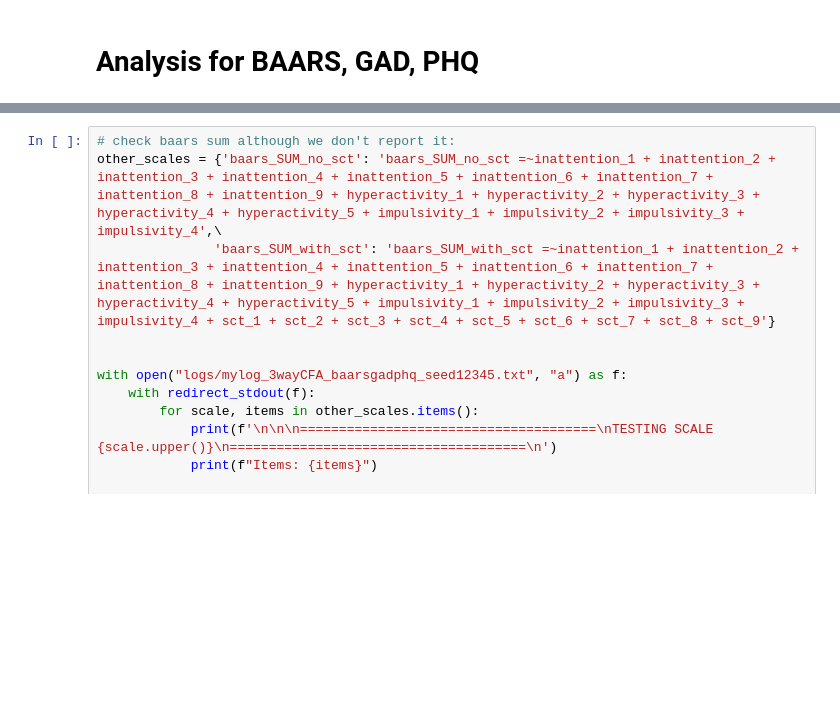
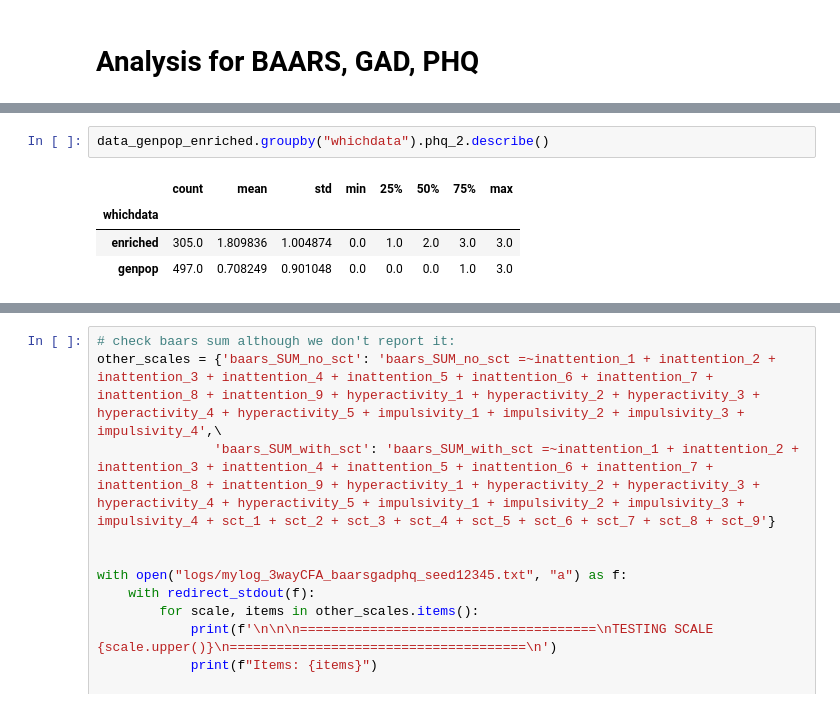
Before and after one commit to Shotgunosine/HiTOP, a Jupyter notebook: notebooks/NB_2_cfa_exploratory.ipynb, the cells around one changed output, grey strips where cells are left out. Cells and saved outputs as stored; diff of their text form; blank space fills up the shorter version.

```diff
--- a/notebooks/NB_2_cfa_exploratory.ipynb
+++ b/notebooks/NB_2_cfa_exploratory.ipynb
@@ -1227 +1361,8 @@ METRIC INVARIANT chisq p = 0.071
+# %%
+data_genpop_enriched.groupby("whichdata").phq_2.describe()
+# %% [output]
+|  | count | mean | std | min | 25% | 50% | 75% | max |
+| whichdata |  |  |  |  |  |  |  |  |
+| enriched | 305.0 | 1.809836 | 1.004874 | 0.0 | 1.0 | 2.0 | 3.0 | 3.0 |
+| genpop | 497.0 | 0.708249 | 0.901048 | 0.0 | 0.0 | 0.0 | 1.0 | 3.0 |
 # %%
```
Also changed, not shown: parts of 14 cells of this notebook.
